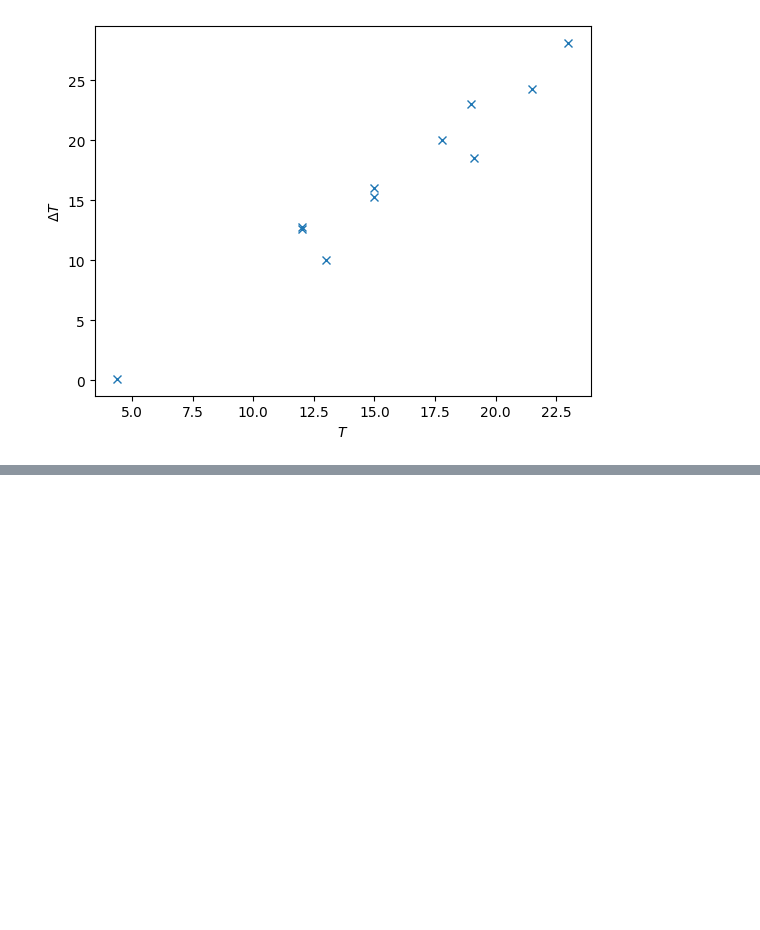
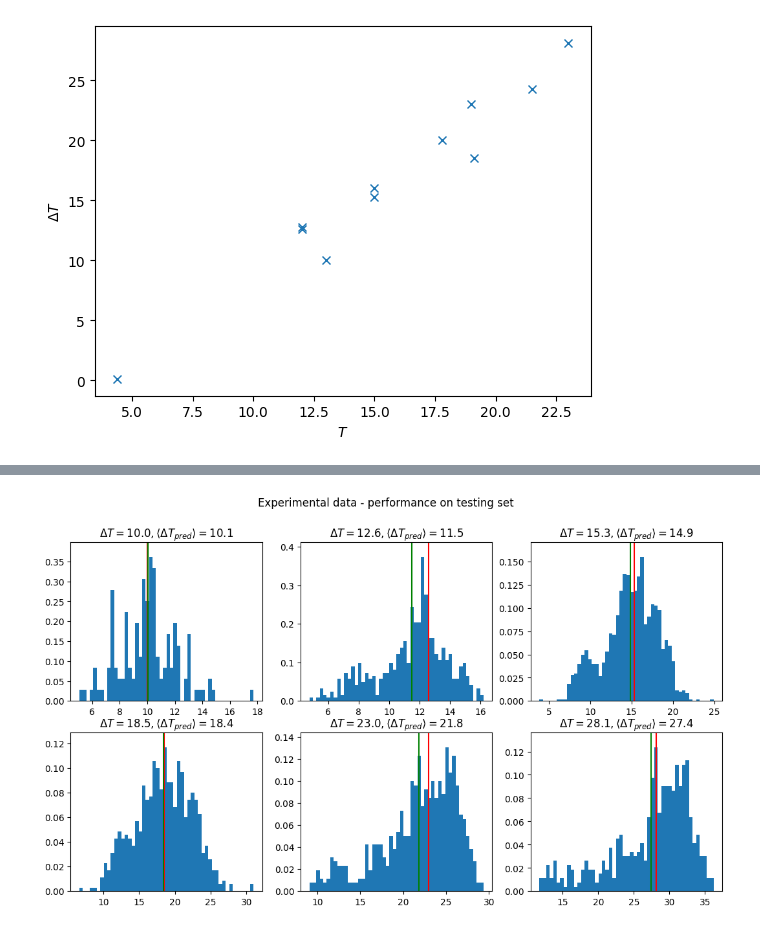
Before and after one commit to matthew-gerry/delta_T_noise_ML, a Jupyter notebook: data_visualization.ipynb, the cells around one changed output, grey strips where cells are left out. Saved outputs shown, nothing was run; the diff lists cells and outputs as text; code cells hidden in the pictures; blank space fills up the shorter version.

```diff
--- a/data_visualization.ipynb
+++ b/data_visualization.ipynb
@@ -98,0 +135,23 @@ plt.show()
+# %%
+# Now the same for the test data
+
+# Choose a set of indices at which to select out unique delta T values
+dT_indices = [1, 2, 4, 6, 8, 10]
+
+fig = plt.figure(figsize=(13, 7))
+axs = fig.subplots(2,3)
+for i in range(len(dT_indices)):
+    dT = unique_dT_vals_r[dT_indices[i]]
+
+    prediction_mean = df_real.loc[df_real['DeltaT']==dT, 'DeltaT_predicted'].mean()
+
+    hg = axs[int(i>2),i%3].hist(df_real.loc[df_real['DeltaT']==dT, 'DeltaT_predicted'], bins=50, density=True)
+    axs[int(i>2),i%3].vlines([dT, prediction_mean], 0, 1.1*max(hg[0]), color=['red', 'green'])
+    axs[int(i>2),i%3].set_ylim([0, 1.1*max(hg[0])])
+    axs[int(i>2),i%3].set_title("$\Delta T = "+str(round(dT, 2))+r", \langle \Delta T_{pred}\rangle = $"+str(round(prediction_mean, 1)))
+
+
+fig.suptitle("Experimental data - performance on testing set")
+plt.show()
+# %% [output]
+[figure, added]
```
Also changed, not shown: parts of 4 cells of this notebook, 1 other file.
